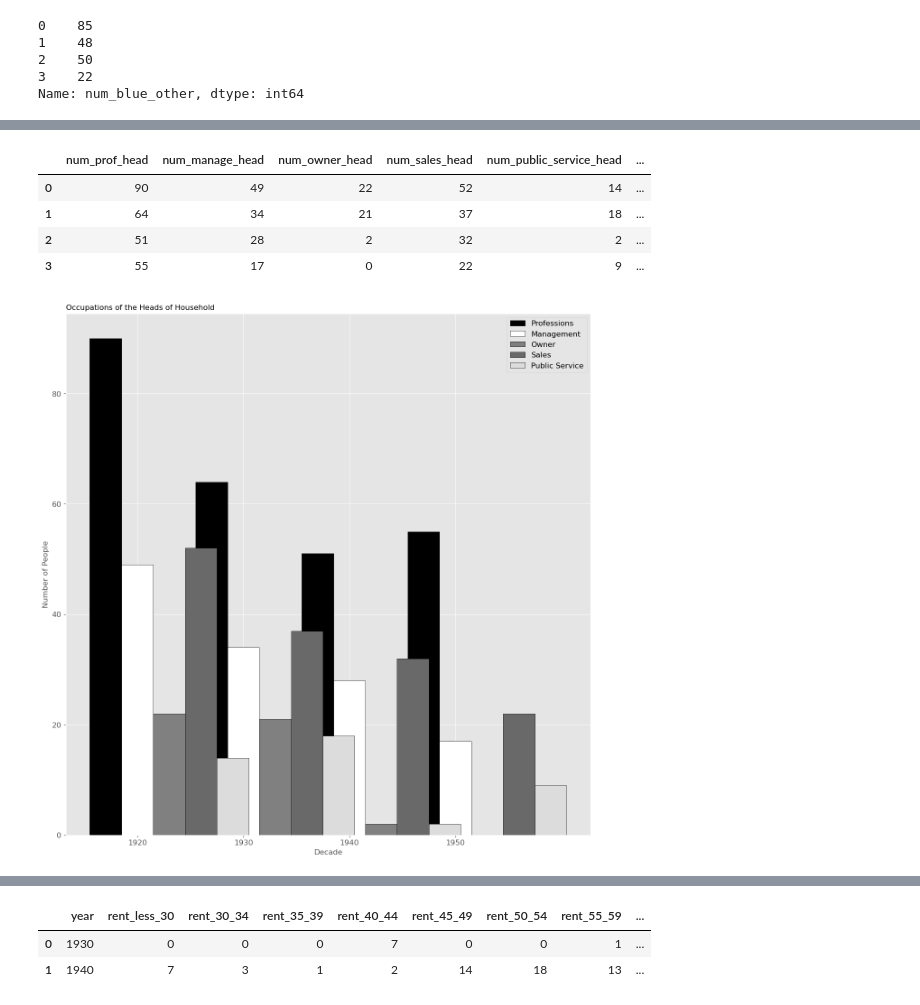
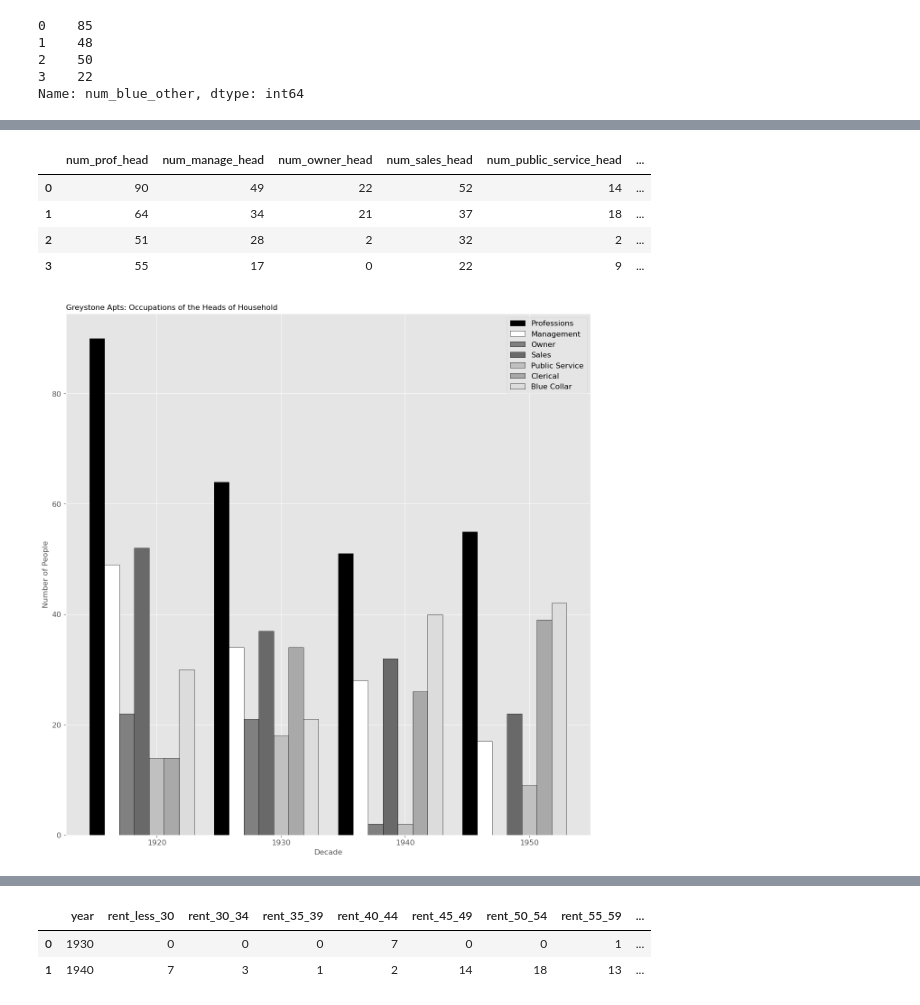
Before and after one commit to LDeYoung17/jackson-heights-analysis, a Jupyter notebook: notebooks/EDA.ipynb, the cells around one changed output, grey strips where cells are left out. Drawn from its saved outputs; the diff is of its cells as text; code cells hidden in the pictures.

```diff
--- a/notebooks/EDA.ipynb
+++ b/notebooks/EDA.ipynb
@@ -287,48 +287,61 @@ display(df_demo_numbers)
 
 n=4
 r = np.arange(n)
-width = 0.3
+width = 0.12  # Reduce the width to create space between bars
+
 plt.figure(figsize=(15, 15))
-plt.bar(r, df_demo_numbers['num_prof_head'],
-        width = width, edgecolor = 'black', color='black',
+
+plt.bar(r - width * 3, df_demo_numbers['num_prof_head'],
+        width=width, edgecolor='black', color='black',
         label='Professions')
 
-
-plt.bar(r + width, df_demo_numbers['num_manage_head'],
-        width = width, edgecolor = 'black', color='white',
+plt.bar(r - width * 2, df_demo_numbers['num_manage_head'],
+        width=width, edgecolor='black', color='white',
         label='Management')
 
-plt.bar(r + width*2, df_demo_numbers['num_owner_head'],
-        width = width, edgecolor = 'black', color='gray',
+plt.bar(r - width, df_demo_numbers['num_owner_head'],
+        width=width, edgecolor='black', color='gray',
         label='Owner')
 
-plt.bar(r + width*3, df_demo_numbers['num_sales_head'],
-        width = width, edgecolor = 'black', color='dimgray',
+plt.bar(r, df_demo_numbers['num_sales_head'],
+        width=width, edgecolor='black', color='dimgray',
         label='Sales')
 
-plt.bar(r + width*4, df_demo_numbers['num_public_service_head'],
-        width = width, edgecolor = 'black', color='gainsboro',
+plt.bar(r + width, df_demo_numbers['num_public_service_head'],
+        width=width, edgecolor='black', color='silver',
         label='Public Service')
+
+plt.bar(r + width * 2, df_demo_numbers['num_clerical_head'],
+        width=width, edgecolor='black', color='darkgray',
+        label='Clerical')
+
+plt.bar(r + width * 3, df_demo_numbers['num_blue_collar_head'],
+        width=width, edgecolor='black', color='gainsboro',
+        label='Blue Collar')
 
 plt.xlabel('Decade', fontsize=12)
 plt.ylabel('Number of People', fontsize=12)
-plt.title(label='Occupations of the Heads of Household', fontsize=12, loc='left')
+plt.title(label='Greystone Apts: Occupations of the Heads of Household', fontsize=12, loc='left')
+
+plt.xticks(r, ['1920', '1930', '1940', '1950'], fontsize=12)
+plt.yticks(fontsize=12)
+
 
 
 # plt.grid(linestyle='--')
 plt.xticks(r + width,['1920', '1930', '1940', '1950'], fontsize=12)
 plt.yticks(fontsize=12)
 
 plt.legend(loc='upper right', fontsize=12)
 
 plt.show()
 # %% [output]
 |  | num_prof_head | num_manage_head | num_owner_head | num_sales_head | num_public_service_head | ... |
 | 0 | 90 | 49 | 22 | 52 | 14 | ... |
 | 1 | 64 | 34 | 21 | 37 | 18 | ... |
 | 2 | 51 | 28 | 2 | 32 | 2 | ... |
 | 3 | 55 | 17 | 0 | 22 | 9 | ... |
-[figure, old version]
+[figure, new version]
 # %%
 n=4
 r = np.arange(n)
```
Also changed, not shown: parts of 8 cells of this notebook.
